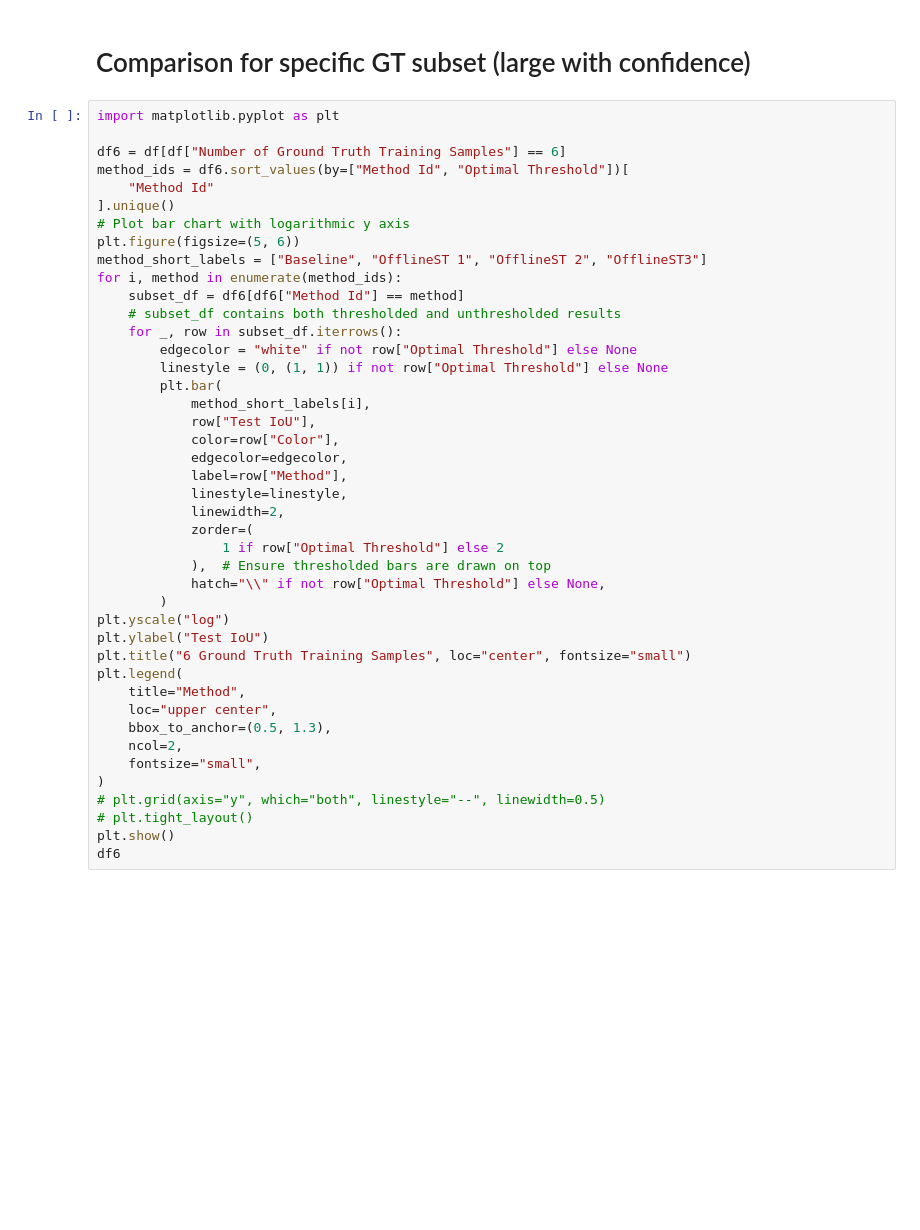
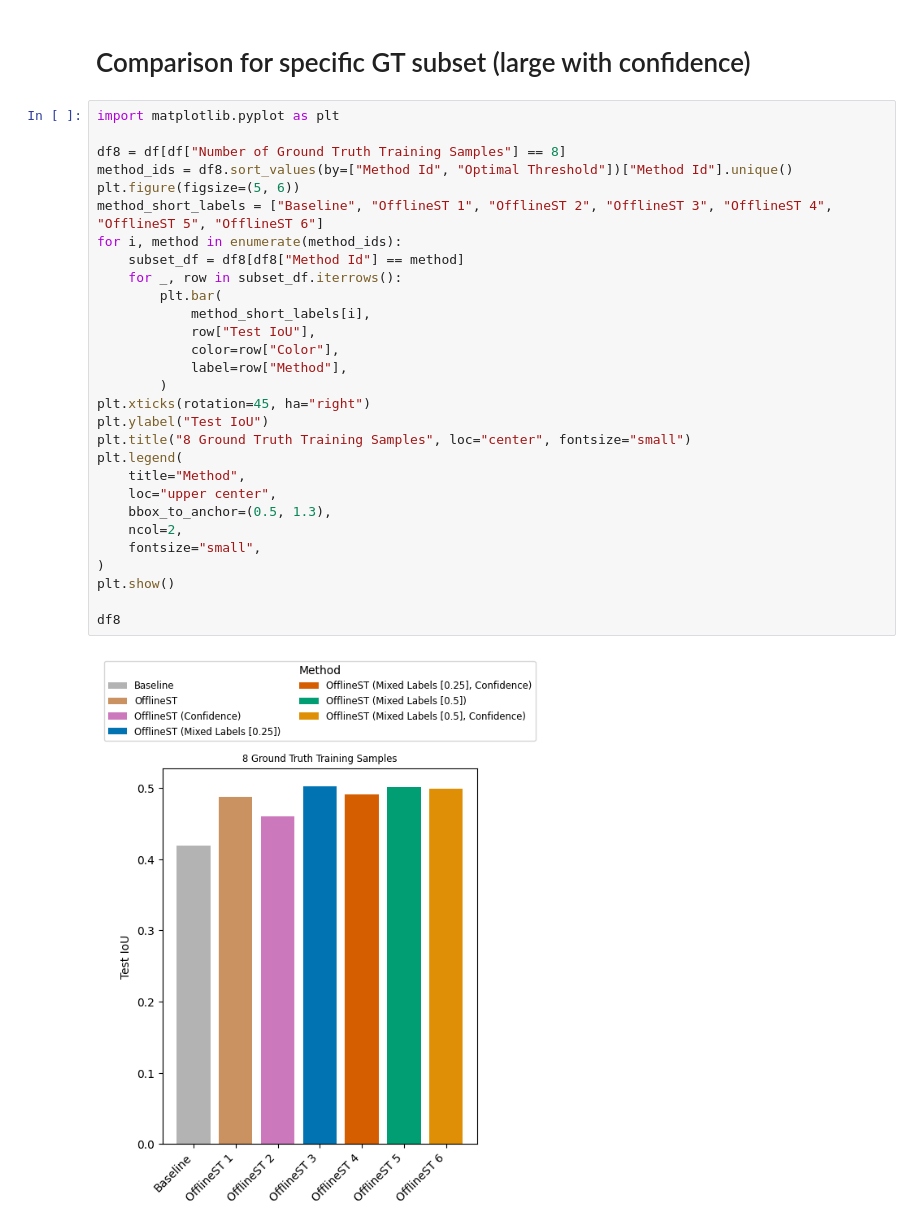
Before and after one commit to speydril/mp-lippert-experiments, a Jupyter notebook: src/wild-west/eval.ipynb, the cells around one changed output. Saved outputs shown, nothing was run; the diff lists cells and outputs as text; blank space fills up the shorter version.

```diff
--- a/src/wild-west/eval.ipynb
+++ b/src/wild-west/eval.ipynb
@@ -205,43 +238,31 @@ plt.show()
 # %%
 import matplotlib.pyplot as plt
 
-df6 = df[df["Number of Ground Truth Training Samples"] == 6]
-method_ids = df6.sort_values(by=["Method Id", "Optimal Threshold"])[
-    "Method Id"
-].unique()
-# Plot bar chart with logarithmic y axis
+df8 = df[df["Number of Ground Truth Training Samples"] == 8]
+method_ids = df8.sort_values(by=["Method Id", "Optimal Threshold"])["Method Id"].unique()
 plt.figure(figsize=(5, 6))
-method_short_labels = ["Baseline", "OfflineST 1", "OfflineST 2", "OfflineST3"]
+method_short_labels = ["Baseline", "OfflineST 1", "OfflineST 2", "OfflineST 3", "OfflineST 4", "OfflineST 5", "OfflineST 6"]
 for i, method in enumerate(method_ids):
-    subset_df = df6[df6["Method Id"] == method]
-    # subset_df contains both thresholded and unthresholded results
+    subset_df = df8[df8["Method Id"] == method]
     for _, row in subset_df.iterrows():
-        edgecolor = "white" if not row["Optimal Threshold"] else None
-        linestyle = (0, (1, 1)) if not row["Optimal Threshold"] else None
         plt.bar(
             method_short_labels[i],
             row["Test IoU"],
             color=row["Color"],
-            edgecolor=edgecolor,
             label=row["Method"],
-            linestyle=linestyle,
-            linewidth=2,
-            zorder=(
-                1 if row["Optimal Threshold"] else 2
-            ),  # Ensure thresholded bars are drawn on top
-            hatch="\\" if not row["Optimal Threshold"] else None,
         )
-plt.yscale("log")
+plt.xticks(rotation=45, ha="right")
 plt.ylabel("Test IoU")
-plt.title("6 Ground Truth Training Samples", loc="center", fontsize="small")
+plt.title("8 Ground Truth Training Samples", loc="center", fontsize="small")
 plt.legend(
     title="Method",
     loc="upper center",
     bbox_to_anchor=(0.5, 1.3),
     ncol=2,
     fontsize="small",
 )
-# plt.grid(axis="y", which="both", linestyle="--", linewidth=0.5)
-# plt.tight_layout()
 plt.show()
-df6
+
+df8
+# %% [output]
+[figure, added]
```
Also changed, not shown: parts of 7 cells of this notebook, 3 other files.
